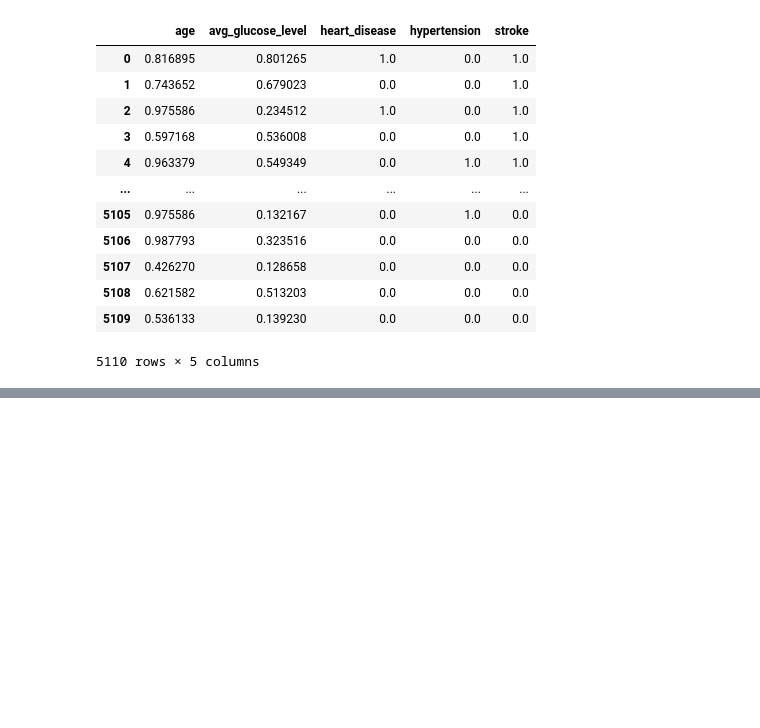
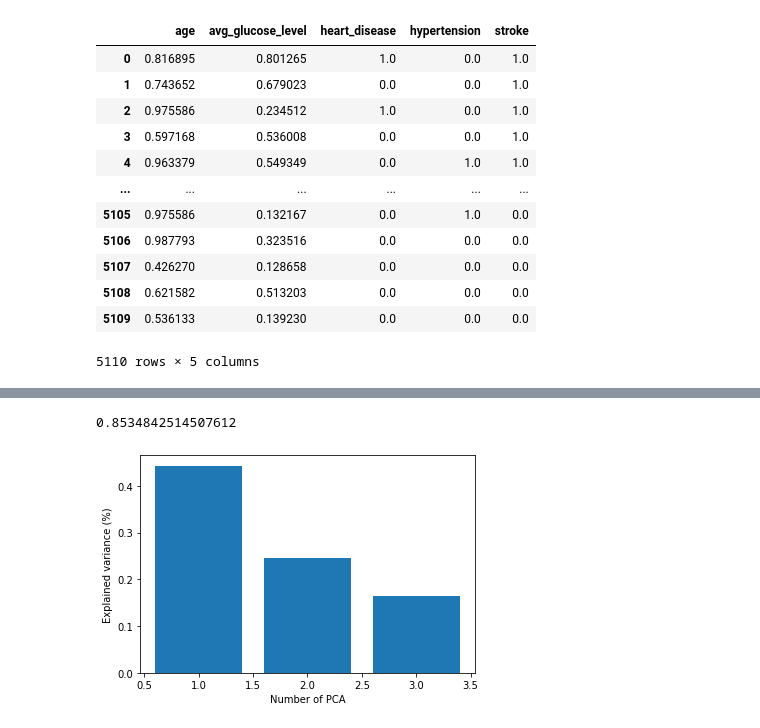
Before and after one commit to lrnz-asnprs/stroke-prediction-project, a Jupyter notebook: notebooks/hand-in notebooks/Cluster_section_hand-in.ipynb, the cells around one changed output, grey strips where cells are left out. Drawn from its saved outputs; the diff is of its cells as text; code cells hidden in the pictures; blank space fills up the shorter version.

```diff
--- a/notebooks/hand-in notebooks/Cluster_section_hand-in.ipynb
+++ b/notebooks/hand-in notebooks/Cluster_section_hand-in.ipynb
@@ -401,0 +451,11 @@ plt.show()
+# %%
+variance = pca.explained_variance_ratio_
+fig, ax = plt.subplots()
+ax.bar(range(1,4), variance)
+ax.set_ylabel("Explained variance (%)")
+ax.set_xlabel("Number of PCA")
+
+sum(variance)
+# %% [output]
+0.8534842514507612
+[figure, added]
```
Also changed, not shown: parts of 14 cells of this notebook.
